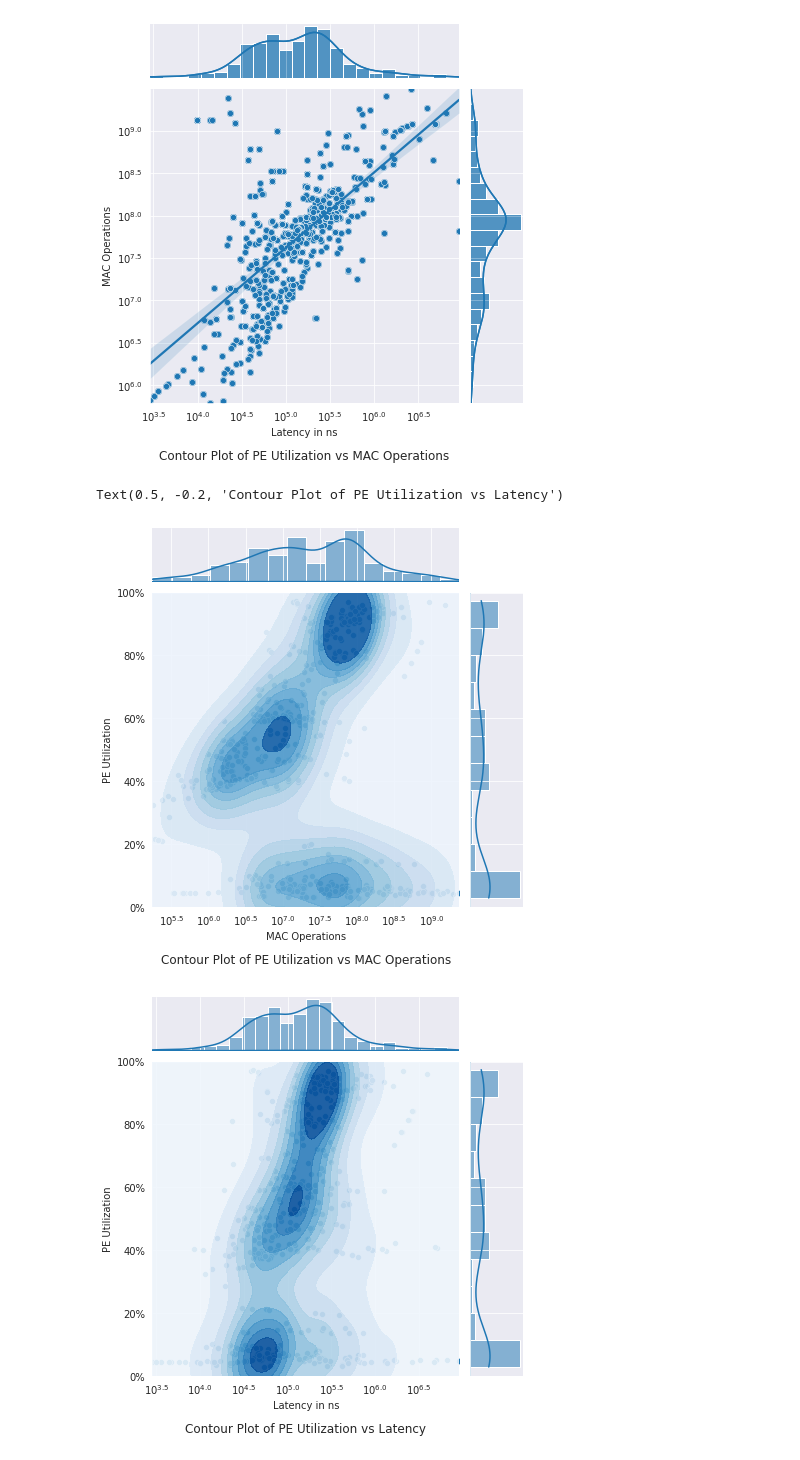
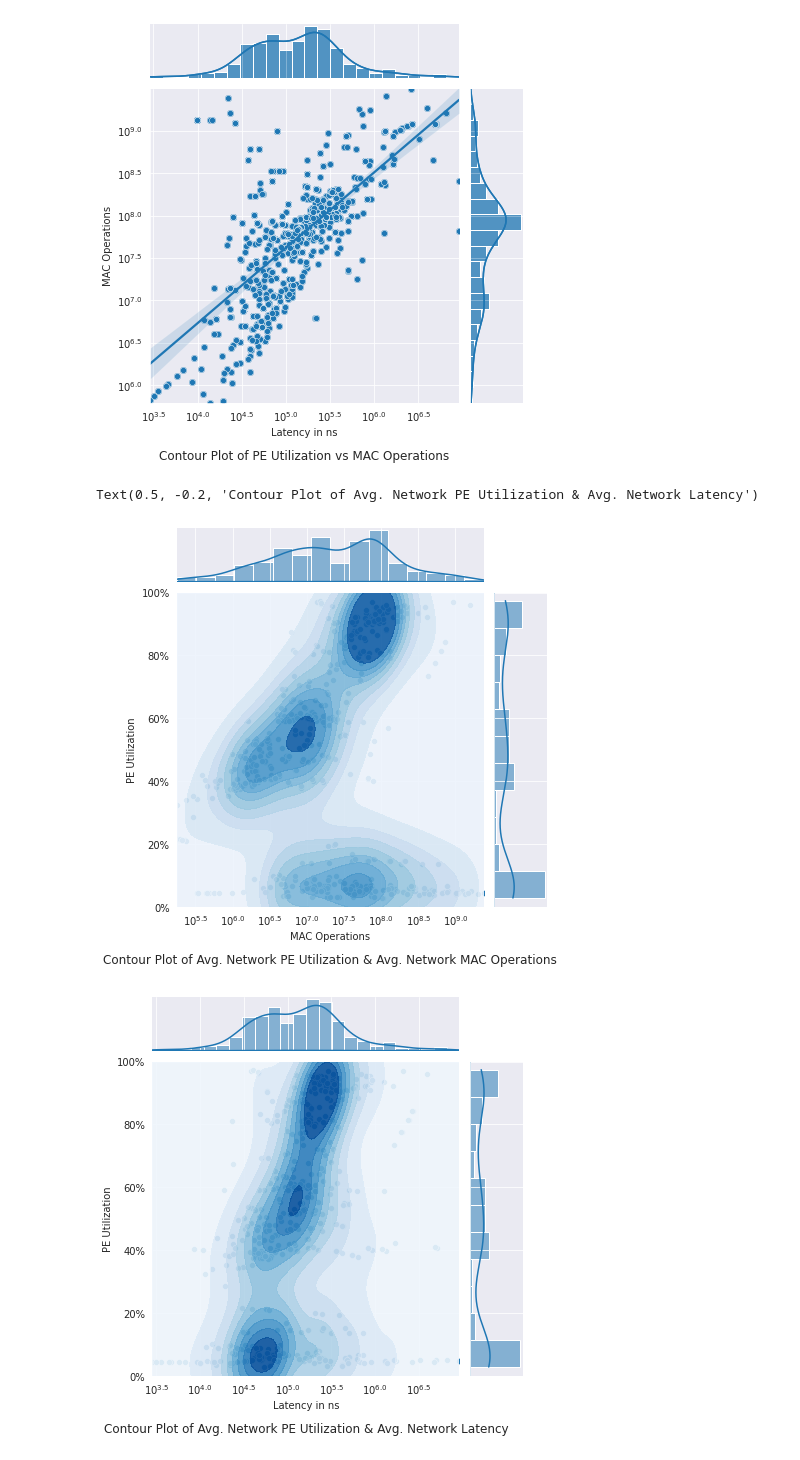
Before and after one commit to asultan123/hero-sim, a Jupyter notebook: scripts/playground.ipynb, the cells around one changed output. Drawn from its saved outputs; the diff is of its cells as text; code cells hidden in the pictures.

Commit message:
tentative final figure generation

```diff
--- a/scripts/playground.ipynb
+++ b/scripts/playground.ipynb
@@ -137,12 +137,12 @@ plt.ax_joint.set_title('Contour Plot of PE Utilization vs MAC Operations', y = -
 Text(0.5, -0.2, 'Contour Plot of PE Utilization vs MAC Operations')
 [figure]
 # %%
+layer_metrics = pd.read_csv('../data/layer_metrics.csv', index_col=[0, 1])
 arch_metrics = pd.read_csv('../data/arch_metrics_iofmap_1mb.csv', index_col=[0,1],)
 
-layer_properties = pd.read_csv('../data/layer_properties.csv', index_col=[0, 1])
 util = arch_metrics.groupby(level = 0).mean().loc[:, arch_metrics.columns.isin(['util'])].mul(100)
-layer_properties['macs'] = np.log10(layer_properties['macs'])
-macs_vs_util_df = pd.DataFrame(layer_properties['macs'].groupby(level=0).mean()).join(util)
+layer_metrics['macs'] = np.log10(layer_metrics['macs'])
+macs_vs_util_df = pd.DataFrame(layer_metrics['macs'].groupby(level=0).mean()).join(util)
 # plt = se.jointplot(data = macs_vs_util_df, x='macs', y='util', kind="hex", ylim=(0, 100))
 # plt.plot_joint(se.kdeplot, color="#47C2F9", zorder=1, levels=5)
 
@@ -169,43 +169,42 @@ plt.ax_marg_y.yaxis.set_major_formatter(mtick.PercentFormatter())
 plt.ax_marg_x.set_xticklabels([r'$10^{'+str(i)+'}$' for i in plt.ax_marg_x.get_xticks()])
 plt.ax_joint.set_ylabel('PE Utilization')
 plt.ax_joint.set_xlabel('MAC Operations')
-plt.ax_joint.set_title('Contour Plot of PE Utilization vs MAC Operations', y = -0.2)
+plt.ax_joint.set_title('Contour Plot of Avg. Network PE Utilization & Avg. Network MAC Operations', y = -0.2)
 
 
-arch_metrics = pd.read_csv('../data/arch_metrics_iofmap_1mb.csv', index_col=[0,1],)
 
 latency = arch_metrics[['latency']].groupby(level=0).mean()
 latency = np.log10(latency)
 latency_vs_util = latency.join(arch_metrics[['util']].groupby(level=0).mean().mul(100))
 
 plt = se.jointplot(
     data=latency_vs_util,
     x="latency",
     y="util",
     kind="kde",
     cmap="Blues",
     zorder=5,
     levels=10,
     alpha=0.9,
     shade=True,
     thresh=0,
     ylim=(0, 100),
     xlim=(
         latency_vs_util[["latency"]].min().item(),
         latency_vs_util[["latency"]].max().item(),
     ),
 )
 plt.plot_joint(se.scatterplot)
 plt.plot_marginals(se.histplot, zorder=0, kde=True)
 plt.ax_marg_y.yaxis.set_major_formatter(mtick.PercentFormatter())
 plt.ax_marg_x.set_xticklabels([r'$10^{'+str(i)+'}$' for i in plt.ax_marg_x.get_xticks()])
 plt.ax_joint.set_ylabel('PE Utilization')
 plt.ax_joint.set_xlabel('Latency in ns')
-plt.ax_joint.set_title('Contour Plot of PE Utilization vs Latency', y = -0.2)
+plt.ax_joint.set_title('Contour Plot of Avg. Network PE Utilization & Avg. Network Latency', y = -0.2)
 # %% [output]
-Text(0.5, -0.2, 'Contour Plot of PE Utilization vs Latency')
+Text(0.5, -0.2, 'Contour Plot of Avg. Network PE Utilization & Avg. Network Latency')
-[figure, old version]
+[figure, new version]
-[figure, old version]
+[figure, new version]
 # %%
 arch_metrics = pd.read_csv('../data/arch_metrics_iofmap_1mb.csv', index_col=[0,1],)
 layer_properties = pd.read_csv('../data/layer_metrics.csv', index_col=[0, 1])
```
Also changed, not shown: parts of 6 cells of this notebook.
